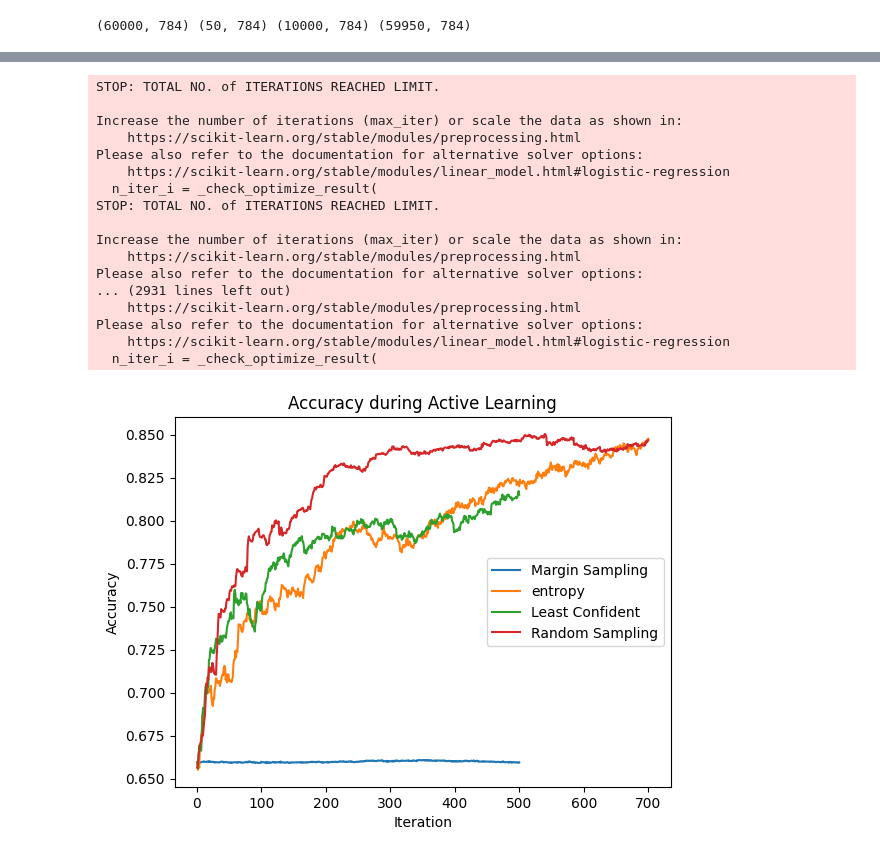
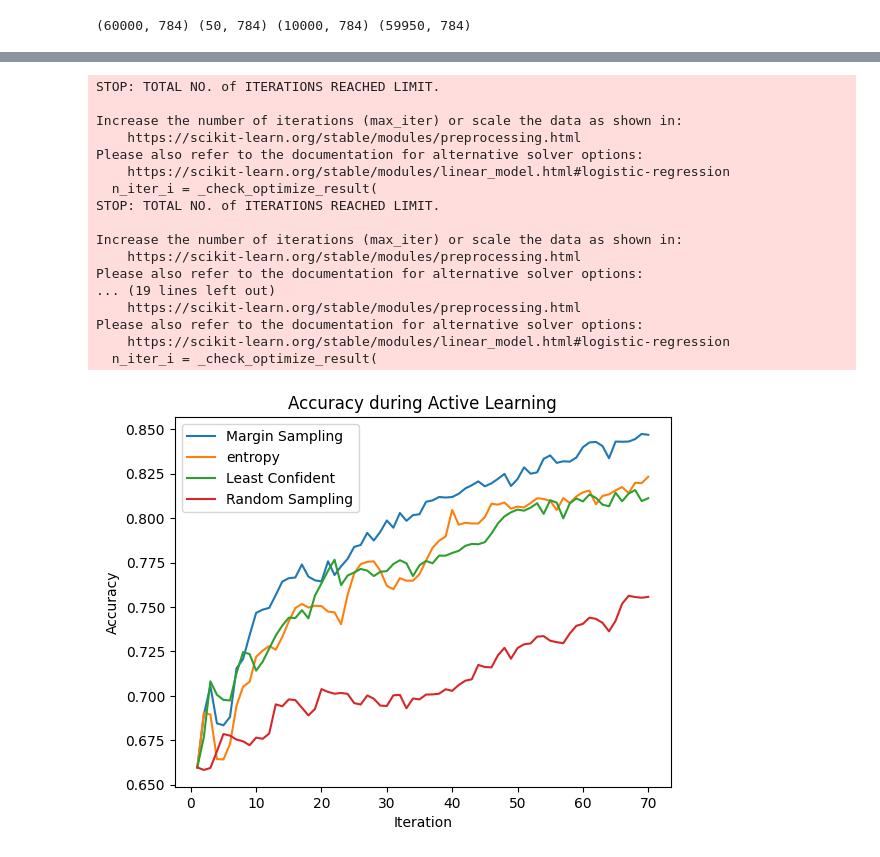
Before and after one commit to rishabh-mondal/active-learning, a Jupyter notebook: aL_mnist.ipynb, the cells around one changed output, grey strips where cells are left out. Saved outputs shown, nothing was run; the diff lists cells and outputs as text; code cells hidden in the pictures.

```diff
--- a/aL_mnist.ipynb
+++ b/aL_mnist.ipynb
@@ -215,2 +154,4 @@ def active_learning_sampling(train_X, train_y, pool_X_train, pool_y_train, pool_
 # %%
-accuracy_after_random_sampling = active_learning_sampling(train_X,train_y,Pool_X, Pool_y, test_X, test_y)
+accuracy_least_random = active_learning(train_X,train_y,Pool_X, Pool_y, test_X, test_y, acquisition_function=random_sample,
+                                                                                                 num_iterations=70,
+                                                                                                 number_of_sample=10)
@@ -235,7 +158,7 @@ Please also refer to the documentation for alternative solver options:
 # %%
 accuracy_least_entropy = active_learning(train_X,train_y,Pool_X, Pool_y, test_X, test_y, acquisition_function=entropy,
-                                                                                                 num_iterations=700,
-                                                                                                 number_of_sample=1)
+                                                                                                 num_iterations=70,
+                                                                                                 number_of_sample=10)
 # %% [output]
 STOP: TOTAL NO. of ITERATIONS REACHED LIMIT.
 
@@ -256,5 +179,5 @@ Please also refer to the documentation for alternative solver options:
   n_iter_i = _check_optimize_result(
 # %%
 accuracy_least_margin = active_learning(train_X,train_y,Pool_X, Pool_y, test_X, test_y,acquisition_function=margin_sampling,
-                                                                                                 num_iterations=500,
-                                                                                                 number_of_sample=1)
+                                                                                                 num_iterations=70,
+                                                                                                 number_of_sample=10)
@@ -261,7 +202,7 @@ accuracy_least_margin = active_learning(train_X,train_y,Pool_X, Pool_y, test_X,
 # %%
 accuracy_confident = active_learning(train_X,train_y,Pool_X, Pool_y, test_X, test_y,acquisition_function=least_confident,
-                                                                             num_iterations=500,
-                                                                             number_of_sample=1)
+                                                                             num_iterations=70,
+                                                                             number_of_sample=10)
 # %% [output]
 STOP: TOTAL NO. of ITERATIONS REACHED LIMIT.
 
@@ -275,7 +216,7 @@ STOP: TOTAL NO. of ITERATIONS REACHED LIMIT.
 Increase the number of iterations (max_iter) or scale the data as shown in:
     https://scikit-learn.org/stable/modules/preprocessing.html
 Please also refer to the documentation for alternative solver options:
-... (2931 lines left out)
+... (19 lines left out)
     https://scikit-learn.org/stable/modules/preprocessing.html
 Please also refer to the documentation for alternative solver options:
     https://scikit-learn.org/stable/modules/linear_model.html#logistic-regression
@@ -283,11 +224,11 @@ Please also refer to the documentation for alternative solver options:
 # %%
 plt.plot(range(1, len(accuracy_least_margin) + 1), accuracy_least_margin,label='Margin Sampling')
 plt.plot(range(1, len(accuracy_least_entropy) + 1), accuracy_least_entropy, label='entropy')
 plt.plot(range(1, len(accuracy_confident) + 1), accuracy_confident,label='Least Confident')
-plt.plot(range(1, len(accuracy_after_random_sampling) + 1), accuracy_after_random_sampling,label='Random Sampling')
+plt.plot(range(1, len(accuracy_least_random) + 1), accuracy_least_random,label='Random Sampling')
 plt.xlabel('Iteration')
 plt.ylabel('Accuracy')
 plt.title('Accuracy during Active Learning')
 plt.legend();
 # %% [output]
-[figure, old version]
+[figure, new version]
```
Also changed, not shown: parts of 20 cells of this notebook.
